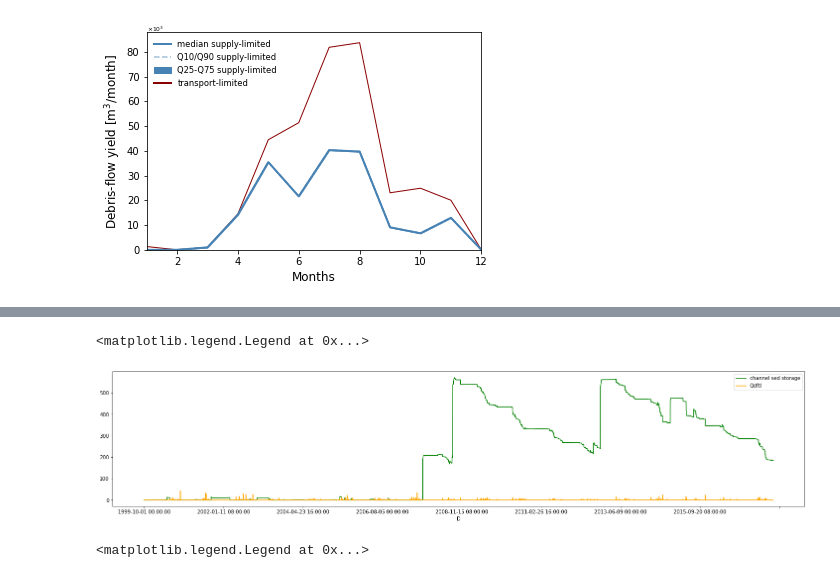
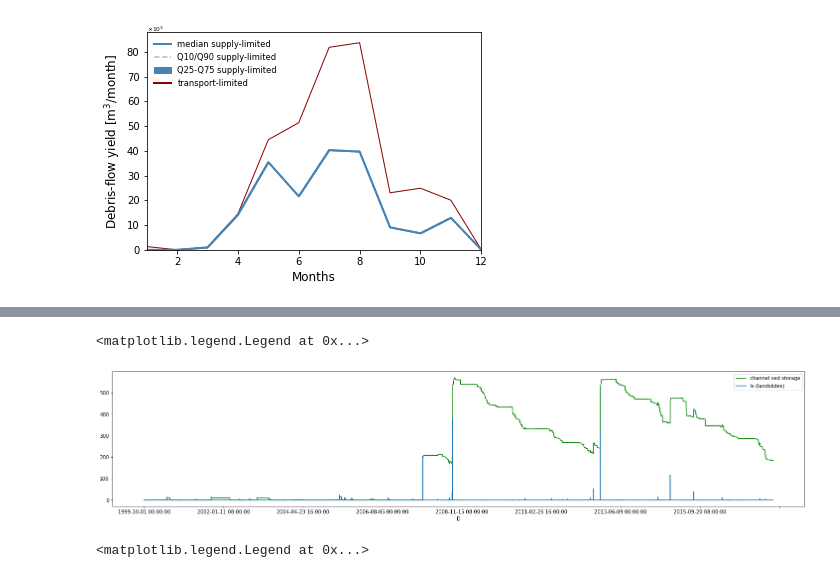
Before and after one commit to varyabazilova/hma_sediments, a Jupyter notebook: sediment_scenarios/test.ipynb, the cells around one changed output, grey strips where cells are left out. Saved outputs shown, nothing was run; the diff lists cells and outputs as text; code cells hidden in the pictures.

Commit message:
large landslides wrong

```diff
--- a/sediment_scenarios/test.ipynb
+++ b/sediment_scenarios/test.ipynb
@@ -43,14 +48,16 @@ sed_out1 = sed_out.set_index('D')
 # %%
 
 plt.figure(figsize = (25, 5))
 sed_out1.sc.plot(color = 'green', label = 'channel sed storage')
 # sed_out1.Qstl.plot(color = 'blue', label = 'Qstl')
-sed_out1.Qdftl.plot(color = 'orange', label = 'Qdftl') # [mm/h]
+# sed_out1.Qdftl.plot(color = 'orange', label = 'Qdftl') # [mm/h]
+sed_out1.ls.plot(label = 'ls (landslides)')
+
 
 plt.legend()
 # %% [output]
 <matplotlib.legend.Legend at 0x...>
-[figure, old version]
+[figure, new version]
 # %%
 
 plt.figure(figsize = (25, 5))
```
Also changed, not shown: parts of 5 cells of this notebook, 4 other files.
